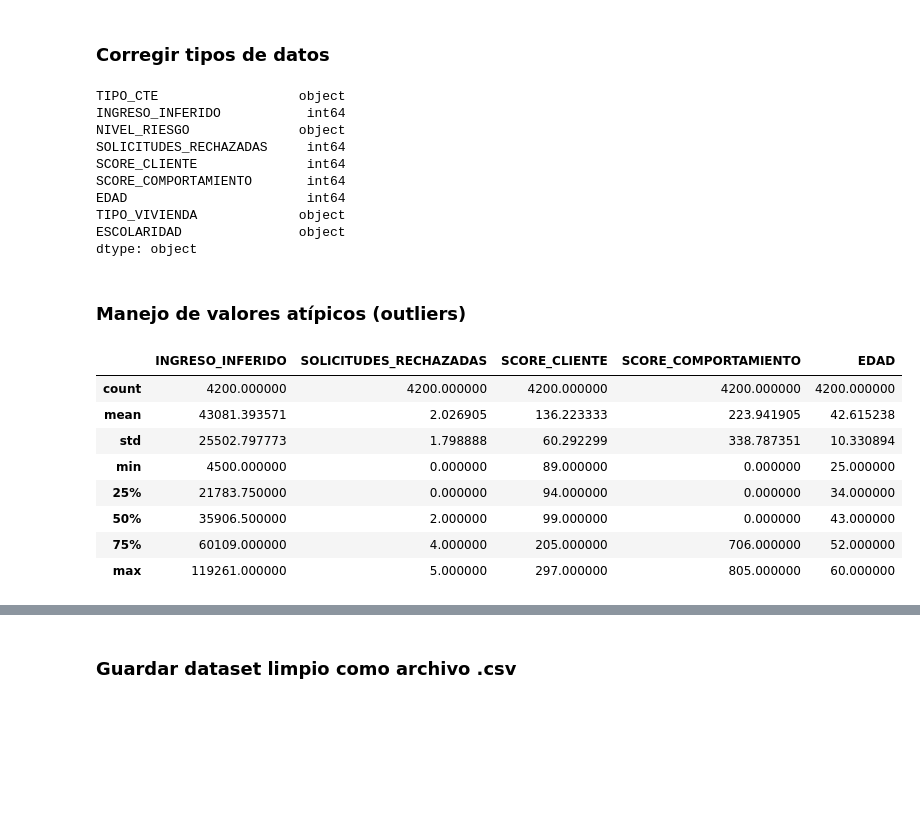
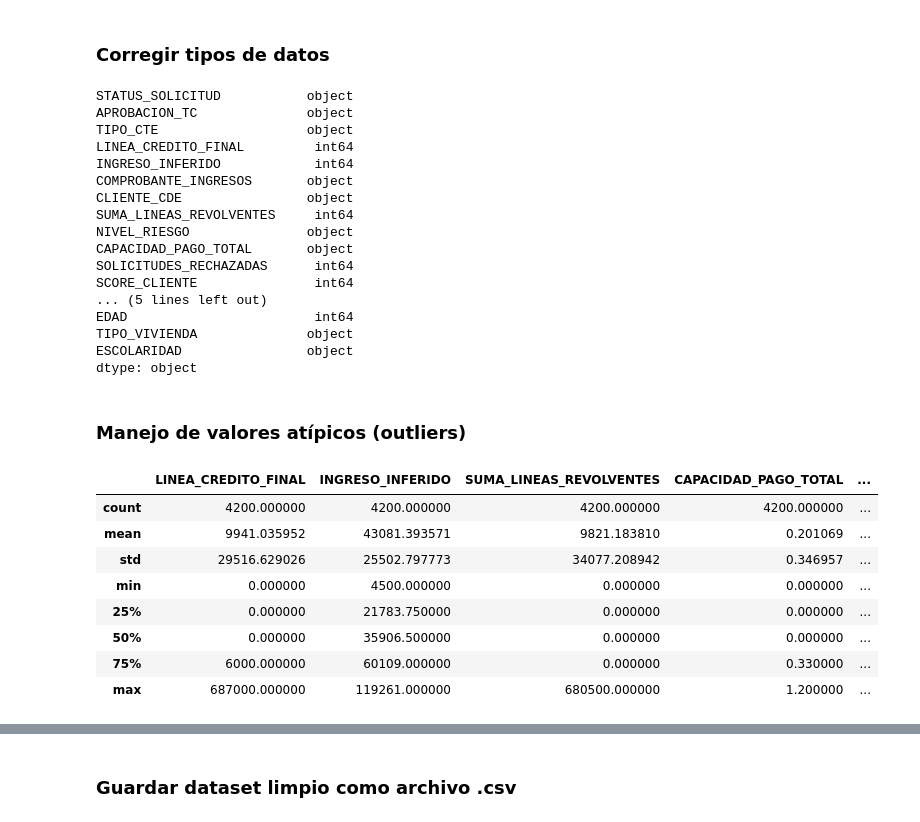
Before and after one commit to ElliotDM/inf_bancaria, a Jupyter notebook: notebooks/analisis_limpieza.ipynb, the cells around one changed output, grey strips where cells are left out. Drawn from its saved outputs; the diff is of its cells as text; code cells hidden in the pictures; blank space fills up the shorter version.

```diff
--- a/notebooks/analisis_limpieza.ipynb
+++ b/notebooks/analisis_limpieza.ipynb
@@ -149,20 +165,31 @@ df_clean.head(10)
 # %% [markdown]
 <h3>Corregir tipos de datos</h3>
 # %%
-df_clean.dtypes
+df.dtypes
 # %% [output]
-TIPO_CTE                  object
-INGRESO_INFERIDO           int64
-NIVEL_RIESGO              object
-SOLICITUDES_RECHAZADAS     int64
-SCORE_CLIENTE              int64
-SCORE_COMPORTAMIENTO       int64
-EDAD                       int64
-TIPO_VIVIENDA             object
-ESCOLARIDAD               object
+STATUS_SOLICITUD           object
+APROBACION_TC              object
+TIPO_CTE                   object
+LINEA_CREDITO_FINAL         int64
+INGRESO_INFERIDO            int64
+COMPROBANTE_INGRESOS       object
+CLIENTE_CDE                object
+SUMA_LINEAS_REVOLVENTES     int64
+NIVEL_RIESGO               object
+CAPACIDAD_PAGO_TOTAL       object
+SOLICITUDES_RECHAZADAS      int64
+SCORE_CLIENTE               int64
+... (5 lines left out)
+EDAD                        int64
+TIPO_VIVIENDA              object
+ESCOLARIDAD                object
 dtype: object
 # %%
-df_clean["TIPO_CTE"] = df_clean["TIPO_CTE"].astype(str)
-df_clean["NIVEL_RIESGO"] = df_clean["NIVEL_RIESGO"].astype(str)
-df_clean["TIPO_VIVIENDA"] = df_clean["TIPO_VIVIENDA"].astype(str)
-df_clean["ESCOLARIDAD"] = df_clean["ESCOLARIDAD"].astype(str)
+df["STATUS_SOLICITUD"] = df["STATUS_SOLICITUD"].astype(str)
+df["APROBACION_TC"] = df["APROBACION_TC"].astype(str)
+df["TIPO_CTE"] = df["TIPO_CTE"].astype(str)
+df["COMPROBANTE_INGRESOS"] = df["COMPROBANTE_INGRESOS"].astype(str)
+df["CLIENTE_CDE"] = df["CLIENTE_CDE"].astype(str)
+df["NIVEL_RIESGO"] = df["NIVEL_RIESGO"].astype(str)
+df["TIPO_VIVIENDA"] = df["TIPO_VIVIENDA"].astype(str)
+df["ESCOLARIDAD"] = df["ESCOLARIDAD"].astype(str)
@@ -168,0 +199,6 @@ df_clean["ESCOLARIDAD"] = df_clean["ESCOLARIDAD"].astype(str)
+# %%
+df["CAPACIDAD_PAGO_TOTAL"] = df["CAPACIDAD_PAGO_TOTAL"].astype(str)
+# %%
+df['CAPACIDAD_PAGO_TOTAL'] = df['CAPACIDAD_PAGO_TOTAL'].apply(remove_percent).astype('float')
+# %%
+df['CAPACIDAD_PAGO_TOTAL'] = df['CAPACIDAD_PAGO_TOTAL'].apply(normalize_percentage)
@@ -169,17 +209,17 @@ df_clean["ESCOLARIDAD"] = df_clean["ESCOLARIDAD"].astype(str)
 # %% [markdown]
 <h3>Manejo de valores atípicos (outliers)</h3>
 # %%
-df_clean.describe()
+df.describe()
 # %% [output]
-|  | INGRESO_INFERIDO | SOLICITUDES_RECHAZADAS | SCORE_CLIENTE | SCORE_COMPORTAMIENTO | EDAD |
-| count | 4200.000000 | 4200.000000 | 4200.000000 | 4200.000000 | 4200.000000 |
-| mean | 43081.393571 | 2.026905 | 136.223333 | 223.941905 | 42.615238 |
-| std | 25502.797773 | 1.798888 | 60.292299 | 338.787351 | 10.330894 |
-| min | 4500.000000 | 0.000000 | 89.000000 | 0.000000 | 25.000000 |
-| 25% | 21783.750000 | 0.000000 | 94.000000 | 0.000000 | 34.000000 |
-| 50% | 35906.500000 | 2.000000 | 99.000000 | 0.000000 | 43.000000 |
-| 75% | 60109.000000 | 4.000000 | 205.000000 | 706.000000 | 52.000000 |
-| max | 119261.000000 | 5.000000 | 297.000000 | 805.000000 | 60.000000 |
+|  | LINEA_CREDITO_FINAL | INGRESO_INFERIDO | SUMA_LINEAS_REVOLVENTES | CAPACIDAD_PAGO_TOTAL | ... |
+| count | 4200.000000 | 4200.000000 | 4200.000000 | 4200.000000 | ... |
+| mean | 9941.035952 | 43081.393571 | 9821.183810 | 0.201069 | ... |
+| std | 29516.629026 | 25502.797773 | 34077.208942 | 0.346957 | ... |
+| min | 0.000000 | 4500.000000 | 0.000000 | 0.000000 | ... |
+| 25% | 0.000000 | 21783.750000 | 0.000000 | 0.000000 | ... |
+| 50% | 0.000000 | 35906.500000 | 0.000000 | 0.000000 | ... |
+| 75% | 6000.000000 | 60109.000000 | 0.000000 | 0.330000 | ... |
+| max | 687000.000000 | 119261.000000 | 680500.000000 | 1.200000 | ... |
 # %%
 sns.set_theme(style="whitegrid")
 plt.rcParams["figure.figsize"] = (12, 6)
```
Also changed, not shown: parts of 19 cells of this notebook, 12 other files.
